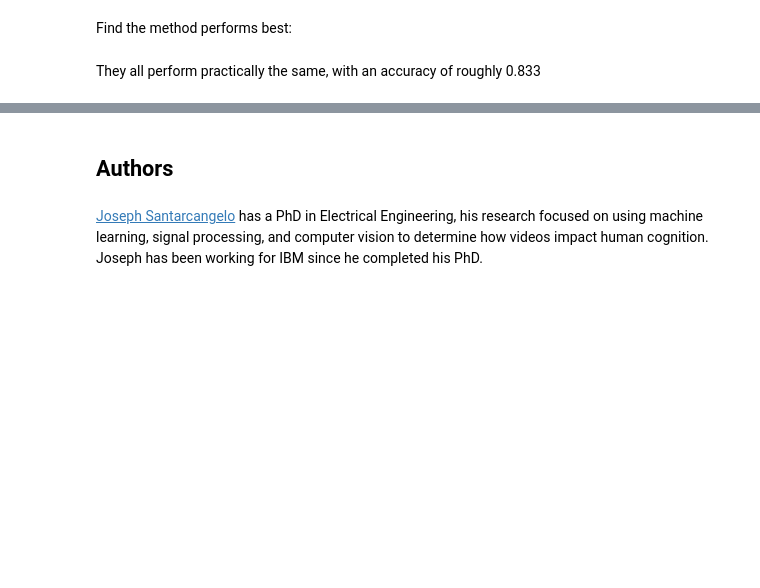
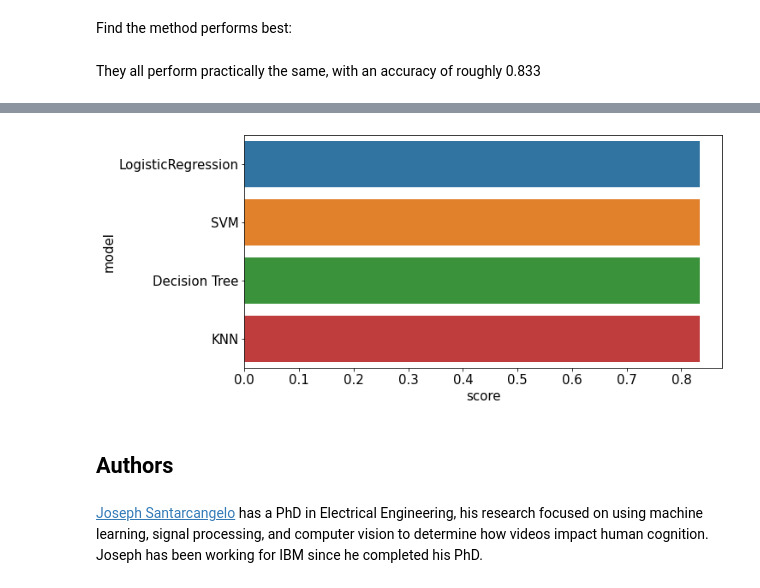
Before and after one commit to hsotoparada/Data-Science-Professional-Certificate, a Jupyter notebook: Applied_Data_Science_Capstone/notebooks/week_4_1_Machine_Learning_Prediction.ipynb, the cells around one changed output, grey strips where cells are left out. Drawn from its saved outputs; the diff is of its cells as text; code cells hidden in the pictures; blank space fills up the shorter version.

```diff
--- a/Applied_Data_Science_Capstone/notebooks/week_4_1_Machine_Learning_Prediction.ipynb
+++ b/Applied_Data_Science_Capstone/notebooks/week_4_1_Machine_Learning_Prediction.ipynb
@@ -274,7 +275,8 @@ accuracy : 0.8482142857142856
 # %% [markdown]
 Calculate the accuracy on the test data using the method <code>score</code>:
 # %%
-svm_cv.score(X_test, Y_test)
+svm_score = svm_cv.score(X_test, Y_test)
+svm_score
 # %% [output]
 0.8333333333333334
 # %% [markdown]
@@ -321,7 +323,8 @@ accuracy : 0.8892857142857145
 # %% [markdown]
 Calculate the accuracy of tree_cv on the test data using the method <code>score</code>:
 # %%
-tree_cv.score(X_test, Y_test)
+tree_score = tree_cv.score(X_test, Y_test)
+tree_score
 # %% [output]
 0.8333333333333334
 # %% [markdown]
@@ -360,7 +363,8 @@ accuracy : 0.8482142857142858
 # %% [markdown]
 Calculate the accuracy of tree_cv on the test data using the method <code>score</code>:
 # %%
-knn_cv.score(X_test, Y_test)
+knn_score = knn_cv.score(X_test, Y_test)
+knn_score
 # %% [output]
 0.8333333333333334
 # %% [markdown]
@@ -378,0 +391,7 @@ They all perform practically the same, with an accuracy of roughly 0.833
+# %%
+dct_score = {
+    'score': [logreg_score, svm_score, tree_score, knn_score],
+    'model': ['LogisticRegression', 'SVM', 'Decision Tree', 'KNN'],
+}
+df_score = pd.DataFrame.from_dict(dct_score)
+df_score
@@ -379,3 +404,13 @@ They all perform practically the same, with an accuracy of roughly 0.833
+# %%
+from matplotlib import rcParams
+
+rcParams['figure.figsize'] = 10, 5
+rcParams['xtick.labelsize'] = 15
+rcParams['ytick.labelsize'] = 15
+rcParams['axes.labelsize'] = 15
+ax = sns.barplot(x="score", y="model", data=df_score)
+# %% [output]
+[figure, added]
 # %% [markdown]
 ## Authors
 # %% [markdown]
```
Also changed, not shown: parts of 12 cells of this notebook.
